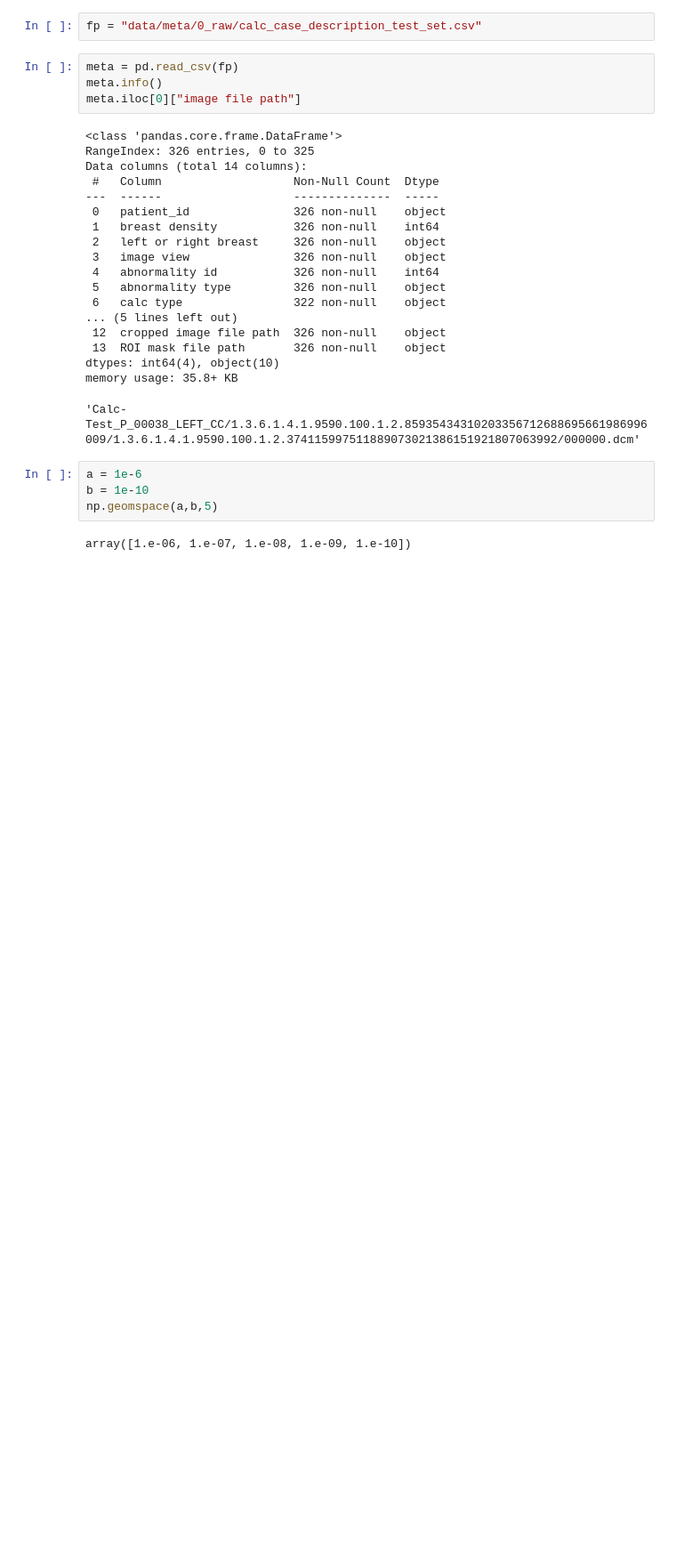
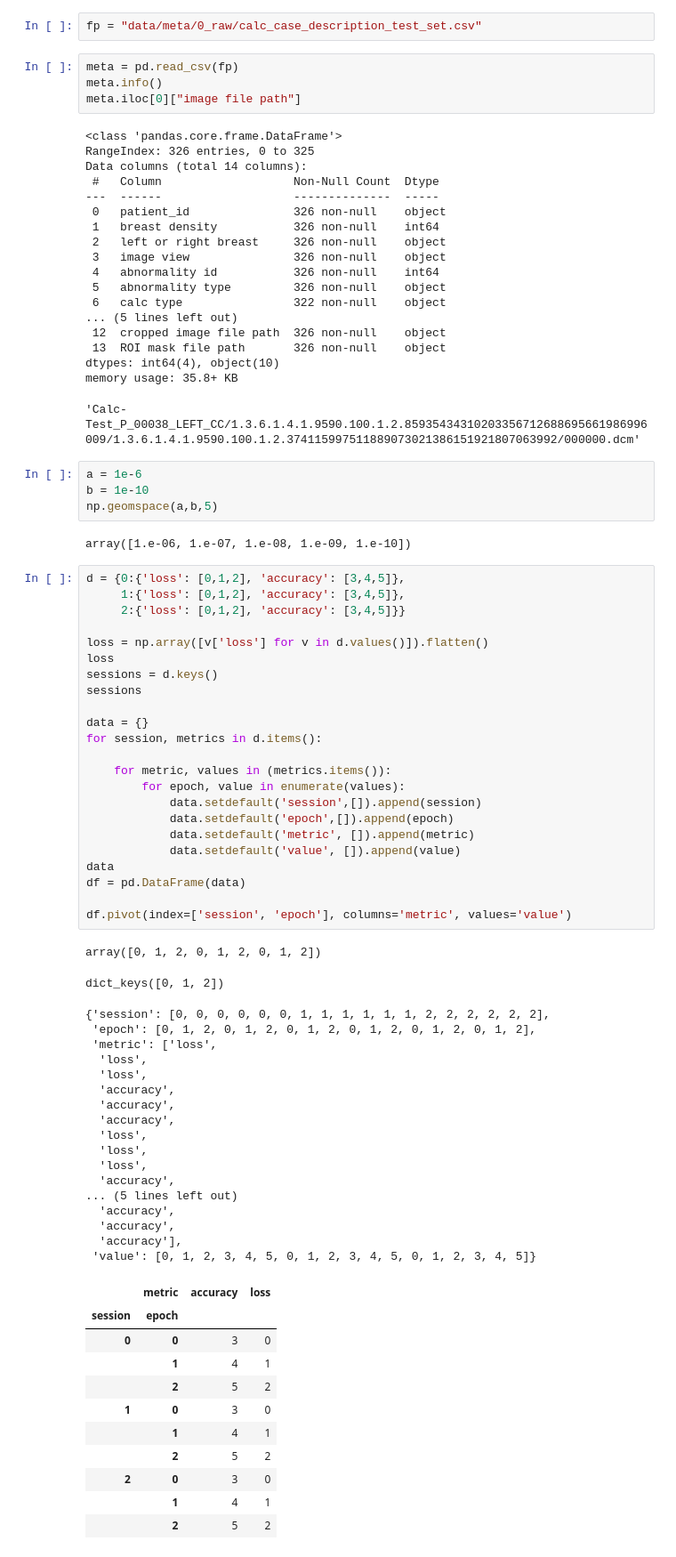
Before and after one commit to john-james-ai/BreastCancerDetection, a Jupyter notebook: notebooks/archive/misc.ipynb, the cells around one changed output. Shown at 89% size. Saved outputs shown, nothing was run; the diff lists cells and outputs as text; blank space fills up the shorter version.

```diff
--- a/notebooks/archive/misc.ipynb
+++ b/notebooks/archive/misc.ipynb
@@ -33,3 +33,57 @@ b = 1e-10
 np.geomspace(a,b,5)
 # %% [output]
 array([1.e-06, 1.e-07, 1.e-08, 1.e-09, 1.e-10])
+# %%
+d = {0:{'loss': [0,1,2], 'accuracy': [3,4,5]},
+     1:{'loss': [0,1,2], 'accuracy': [3,4,5]},
+     2:{'loss': [0,1,2], 'accuracy': [3,4,5]}}
+
+loss = np.array([v['loss'] for v in d.values()]).flatten()
+loss
+sessions = d.keys()
+sessions
+
+data = {}
+for session, metrics in d.items():
+
+    for metric, values in (metrics.items()):
+        for epoch, value in enumerate(values):
+            data.setdefault('session',[]).append(session)
+            data.setdefault('epoch',[]).append(epoch)
+            data.setdefault('metric', []).append(metric)
+            data.setdefault('value', []).append(value)
+data
+df = pd.DataFrame(data)
+
+df.pivot(index=['session', 'epoch'], columns='metric', values='value')
+# %% [output]
+array([0, 1, 2, 0, 1, 2, 0, 1, 2])
+dict_keys([0, 1, 2])
+{'session': [0, 0, 0, 0, 0, 0, 1, 1, 1, 1, 1, 1, 2, 2, 2, 2, 2, 2],
+ 'epoch': [0, 1, 2, 0, 1, 2, 0, 1, 2, 0, 1, 2, 0, 1, 2, 0, 1, 2],
+ 'metric': ['loss',
+  'loss',
+  'loss',
+  'accuracy',
+  'accuracy',
+  'accuracy',
+  'loss',
+  'loss',
+  'loss',
+  'accuracy',
+... (5 lines left out)
+  'accuracy',
+  'accuracy',
+  'accuracy'],
+ 'value': [0, 1, 2, 3, 4, 5, 0, 1, 2, 3, 4, 5, 0, 1, 2, 3, 4, 5]}
+|  | metric | accuracy | loss |
+| session | epoch |  |  |
+| 0 | 0 | 3 | 0 |
+|  | 1 | 4 | 1 |
+|  | 2 | 5 | 2 |
+| 1 | 0 | 3 | 0 |
+|  | 1 | 4 | 1 |
+|  | 2 | 5 | 2 |
+| 2 | 0 | 3 | 0 |
+|  | 1 | 4 | 1 |
+|  | 2 | 5 | 2 |
```
Also changed, not shown: 6 other files.
